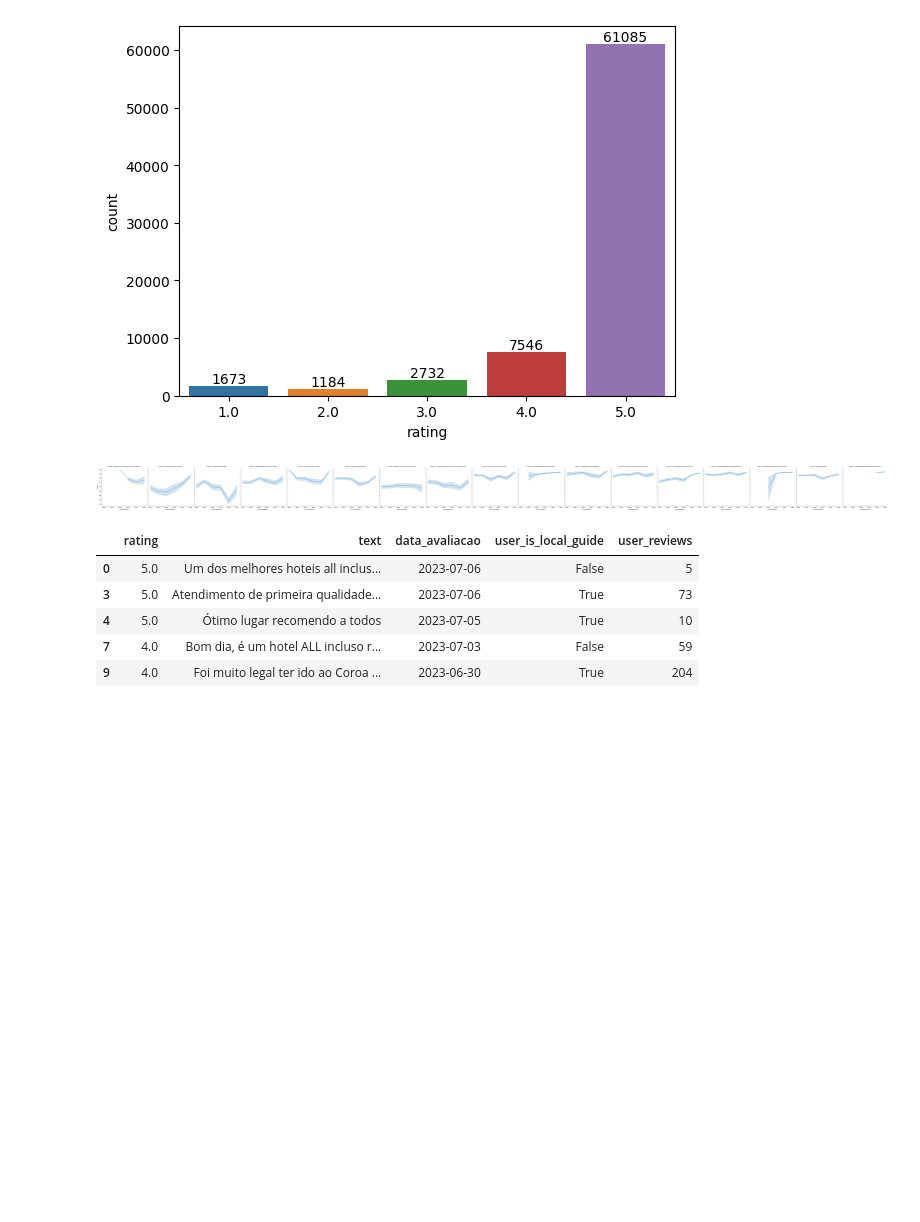
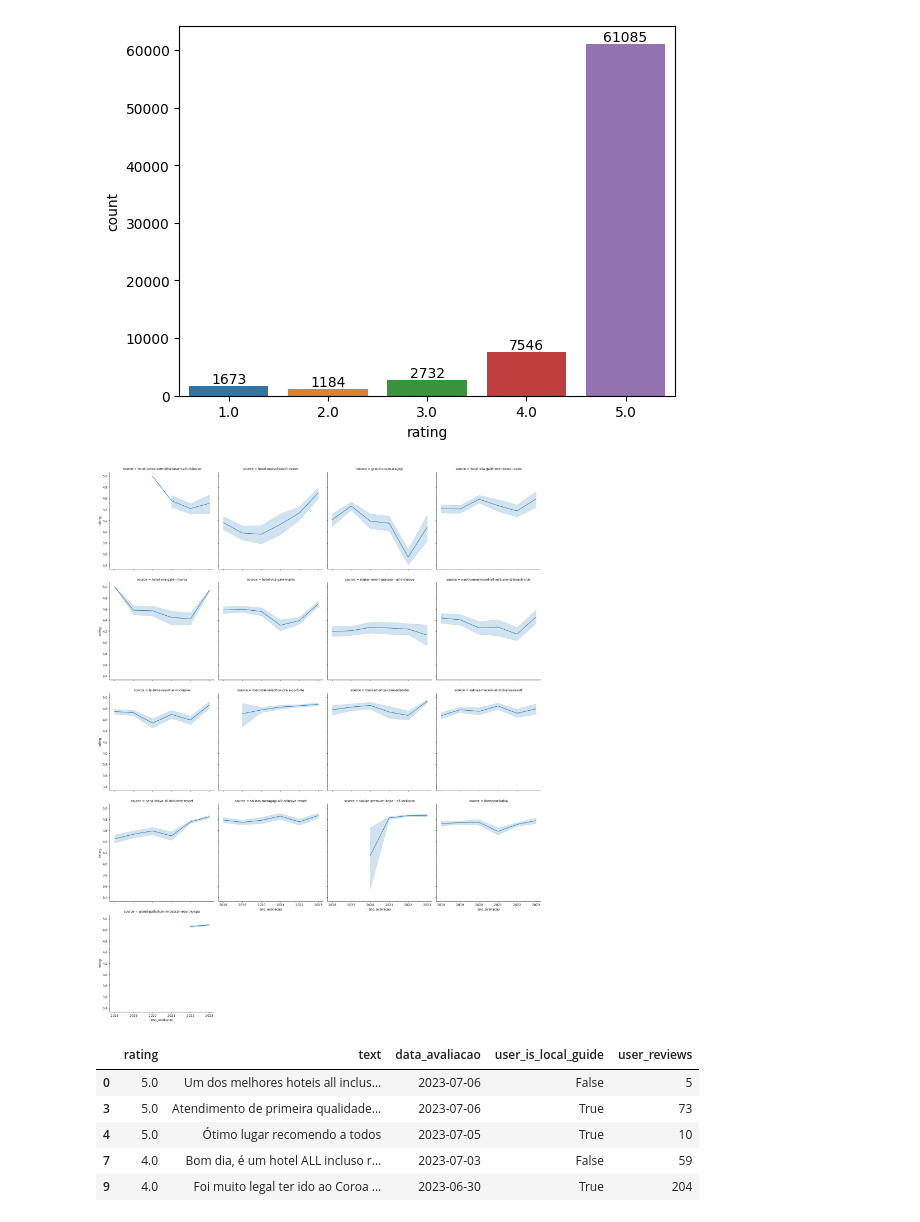
Before and after one commit to emerson-matos/tcc-notebooks, a Jupyter notebook: reviews/analise_exploratoria_2018+.ipynb, the cells around one changed output. Drawn from its saved outputs; the diff is of its cells as text; code cells hidden in the pictures; blank space fills up the shorter version.

```diff
--- a/reviews/analise_exploratoria_2018+.ipynb
+++ b/reviews/analise_exploratoria_2018+.ipynb
@@ -424,14 +439,15 @@ plt.show()
 # %%
 sns.relplot(
     x='ano_avaliacao',
     y='rating',
     col='source',
     kind="line",
-    data=filtered_df
+    col_wrap=4,
+    data=filtered_df,
 )
 plt.show()
 # %% [output]
-[figure, old version]
+[figure, new version]
 # %%
 filtered_df[['rating', 'text', 'data_avaliacao', 'user_is_local_guide', 'user_reviews']].head()
 # %% [output]
```
Also changed, not shown: parts of 10 cells of this notebook.
